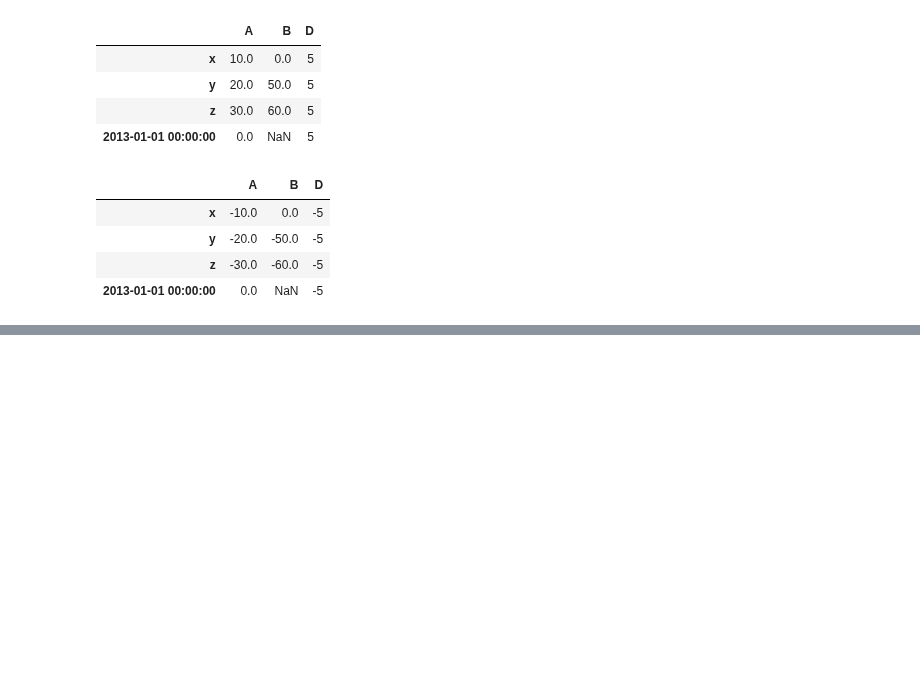
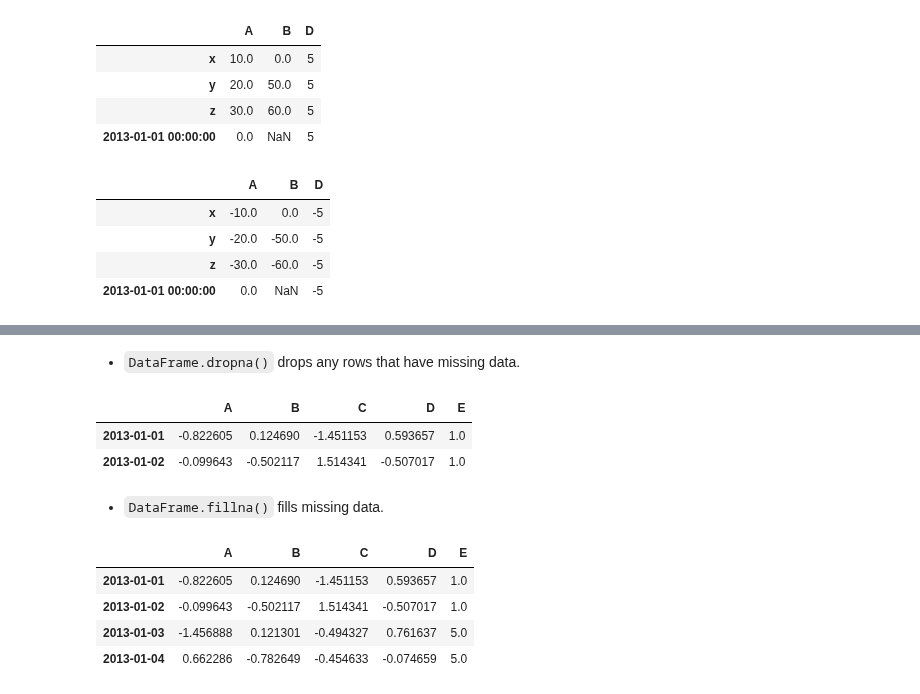
Before and after one commit to dnlmkhlv/ml, a Jupyter notebook: pandas/pandas_tutorial.ipynb, the cells around one changed output, grey strips where cells are left out. Saved outputs shown, nothing was run; the diff lists cells and outputs as text; code cells hidden in the pictures; blank space fills up the shorter version.

```diff
--- a/pandas/pandas_tutorial.ipynb
+++ b/pandas/pandas_tutorial.ipynb
@@ -410,0 +440,18 @@ df2
+# %% [markdown]
+- `DataFrame.dropna()` drops any rows that have missing data.
+# %%
+df1.dropna(how="any")
+# %% [output]
+|  | A | B | C | D | E |
+| 2013-01-01 | -0.822605 | 0.124690 | -1.451153 | 0.593657 | 1.0 |
+| 2013-01-02 | -0.099643 | -0.502117 | 1.514341 | -0.507017 | 1.0 |
+# %% [markdown]
+- `DataFrame.fillna()` fills missing data.
+# %%
+df1.fillna(value=5)
+# %% [output]
+|  | A | B | C | D | E |
+| 2013-01-01 | -0.822605 | 0.124690 | -1.451153 | 0.593657 | 1.0 |
+| 2013-01-02 | -0.099643 | -0.502117 | 1.514341 | -0.507017 | 1.0 |
+| 2013-01-03 | -1.456888 | 0.121301 | -0.494327 | 0.761637 | 5.0 |
+| 2013-01-04 | 0.662286 | -0.782649 | -0.454633 | -0.074659 | 5.0 |
```
Also changed, not shown: parts of 8 cells of this notebook.
